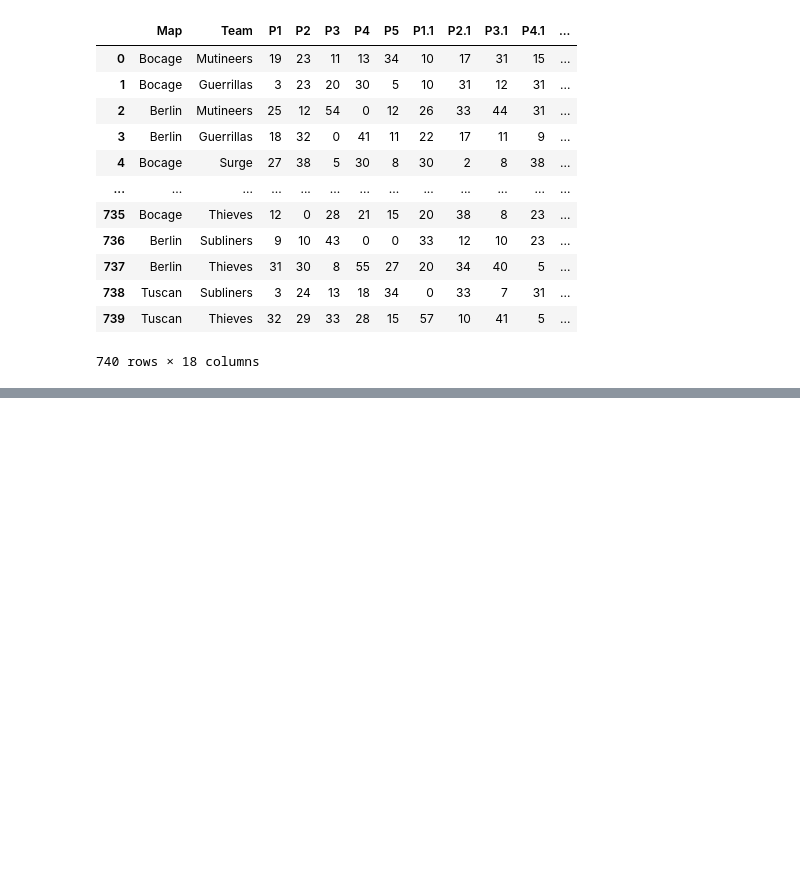
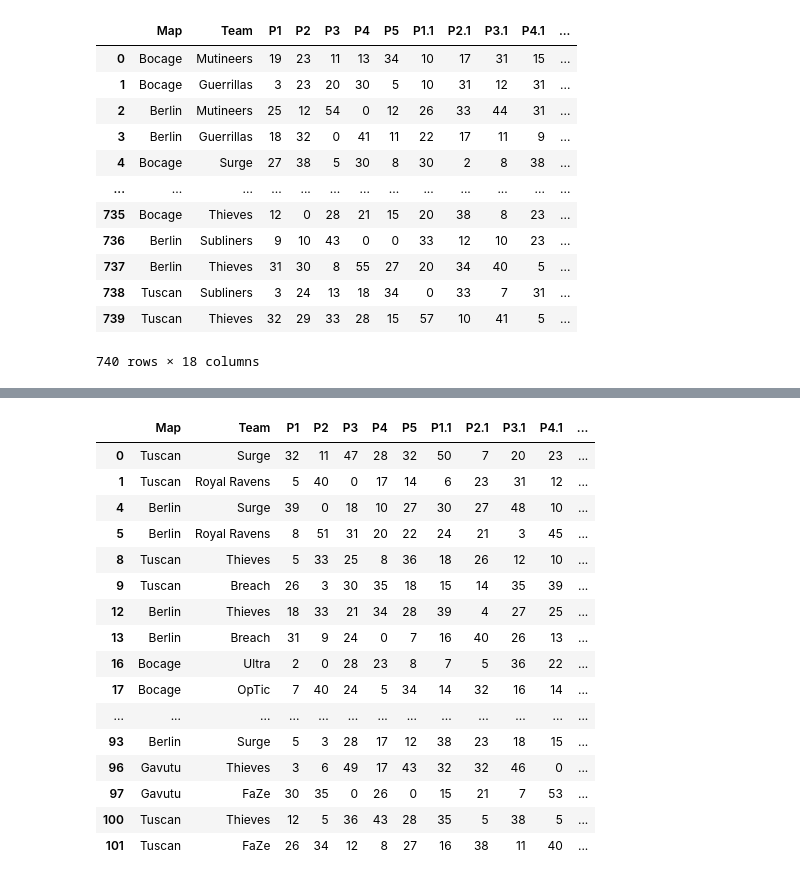
Before and after one commit to SpencerReno/CDL_Analytics, a Jupyter notebook: HP_data_maker.ipynb, the cells around one changed output, grey strips where cells are left out. Saved outputs shown, nothing was run; the diff lists cells and outputs as text; code cells hidden in the pictures; blank space fills up the shorter version.

```diff
--- a/HP_data_maker.ipynb
+++ b/HP_data_maker.ipynb
@@ -18,6 +18,7 @@ s4_w1 = pd.read_csv('./data_files/S4 Wk1.csv',header=2)
 s4_w2 = pd.read_csv('./data_files/S4 Wk2.csv',header=2)
 s4_w3 = pd.read_csv('./data_files/S4 Wk3.csv',header=2)
 s4_Major = pd.read_csv('./data_files/S4 Major.csv',header=2)
+champs = pd.read_csv('./data_files/Champs HP.csv',header=3)
 # %%
 def fix_data(data):
 
@@ -73,0 +77,12 @@ final_data.to_csv('./data_files/HP_final.csv', index=False)
+# %%
+def fix_data(data):
+
+
+    data = data[['Map', 'Team', 'P1', 'P2', 'P3', 'P4', 'P5', 'P1.1', 'P2.1', 'P3.1',
+            'P4.1', 'P5.1', 'P1.2', 'P2.2', 'P3.2', 'P4.2', 'P5.2', 'Total']]
+
+    return data
+
+
+global data
+data = fix_data(champs)
@@ -73,0 +105,27 @@ final_data.to_csv('./data_files/HP_final.csv', index=False)
+# %%
+rows = []
+for x in range(0,102,4):
+    rows.append(x)
+    rows.append(x+1)
+
+data = data.iloc[rows]
+# %%
+data
+# %% [output]
+|  | Map | Team | P1 | P2 | P3 | P4 | P5 | P1.1 | P2.1 | P3.1 | P4.1 | ... |
+| 0 | Tuscan | Surge | 32 | 11 | 47 | 28 | 32 | 50 | 7 | 20 | 23 | ... |
+| 1 | Tuscan | Royal Ravens | 5 | 40 | 0 | 17 | 14 | 6 | 23 | 31 | 12 | ... |
+| 4 | Berlin | Surge | 39 | 0 | 18 | 10 | 27 | 30 | 27 | 48 | 10 | ... |
+| 5 | Berlin | Royal Ravens | 8 | 51 | 31 | 20 | 22 | 24 | 21 | 3 | 45 | ... |
+| 8 | Tuscan | Thieves | 5 | 33 | 25 | 8 | 36 | 18 | 26 | 12 | 10 | ... |
+| 9 | Tuscan | Breach | 26 | 3 | 30 | 35 | 18 | 15 | 14 | 35 | 39 | ... |
+| 12 | Berlin | Thieves | 18 | 33 | 21 | 34 | 28 | 39 | 4 | 27 | 25 | ... |
+| 13 | Berlin | Breach | 31 | 9 | 24 | 0 | 7 | 16 | 40 | 26 | 13 | ... |
+| 16 | Bocage | Ultra | 2 | 0 | 28 | 23 | 8 | 7 | 5 | 36 | 22 | ... |
+| 17 | Bocage | OpTic | 7 | 40 | 24 | 5 | 34 | 14 | 32 | 16 | 14 | ... |
+| ... | ... | ... | ... | ... | ... | ... | ... | ... | ... | ... | ... | ... |
+| 93 | Berlin | Surge | 5 | 3 | 28 | 17 | 12 | 38 | 23 | 18 | 15 | ... |
+| 96 | Gavutu | Thieves | 3 | 6 | 49 | 17 | 43 | 32 | 32 | 46 | 0 | ... |
+| 97 | Gavutu | FaZe | 30 | 35 | 0 | 26 | 0 | 15 | 21 | 7 | 53 | ... |
+| 100 | Tuscan | Thieves | 12 | 5 | 36 | 43 | 28 | 35 | 5 | 38 | 5 | ... |
+| 101 | Tuscan | FaZe | 26 | 34 | 12 | 8 | 27 | 16 | 38 | 11 | 40 | ... |
```
Also changed, not shown: parts of 4 cells of this notebook.
